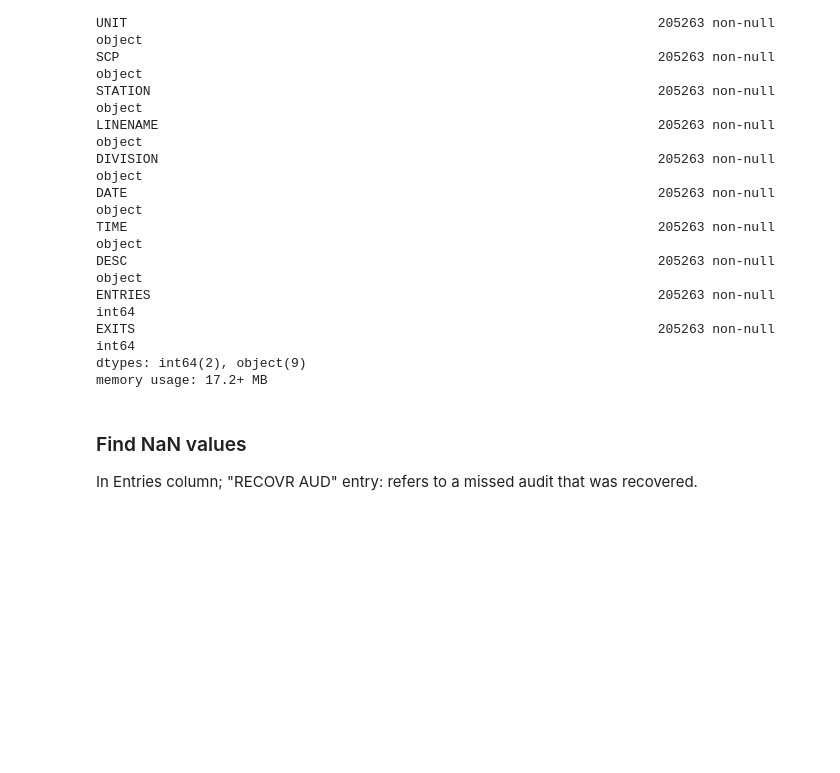
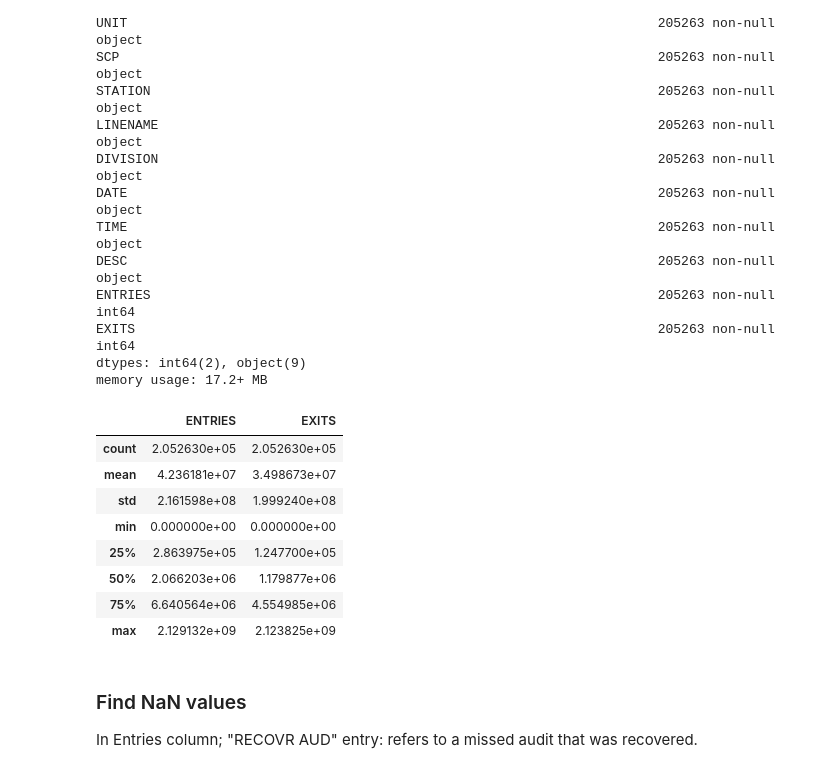
Before and after one commit to Meaad96s/project1_mta, a Jupyter notebook: project1_code.ipynb, the cells around one changed output. Saved outputs shown, nothing was run; the diff lists cells and outputs as text; code cells hidden in the pictures; blank space fills up the shorter version.

Commit message:
new entries

```diff
--- a/project1_code.ipynb
+++ b/project1_code.ipynb
@@ -54,6 +54,18 @@ ENTRIES                                                                 205263 n
 EXITS                                                                   205263 non-null int64
 dtypes: int64(2), object(9)
 memory usage: 17.2+ MB
+# %%
+data_table.describe()
+# %% [output]
+|  | ENTRIES | EXITS |
+| count | 2.052630e+05 | 2.052630e+05 |
+| mean | 4.236181e+07 | 3.498673e+07 |
+| std | 2.161598e+08 | 1.999240e+08 |
+| min | 0.000000e+00 | 0.000000e+00 |
+| 25% | 2.863975e+05 | 1.247700e+05 |
+| 50% | 2.066203e+06 | 1.179877e+06 |
+| 75% | 6.640564e+06 | 4.554985e+06 |
+| max | 2.129132e+09 | 2.123825e+09 |
 # %% [markdown]
 ### Find NaN values
 In Entries column; "RECOVR AUD" entry: refers to a missed audit that was recovered.
```
Also changed, not shown: parts of 3 cells of this notebook.
